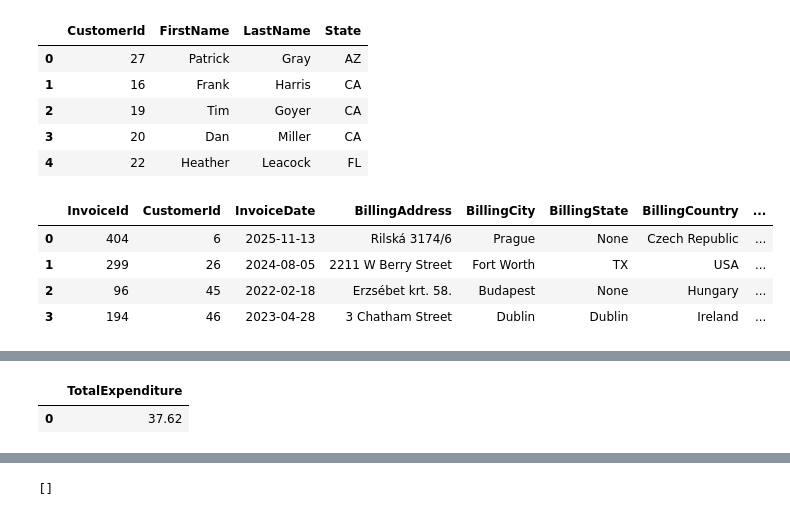
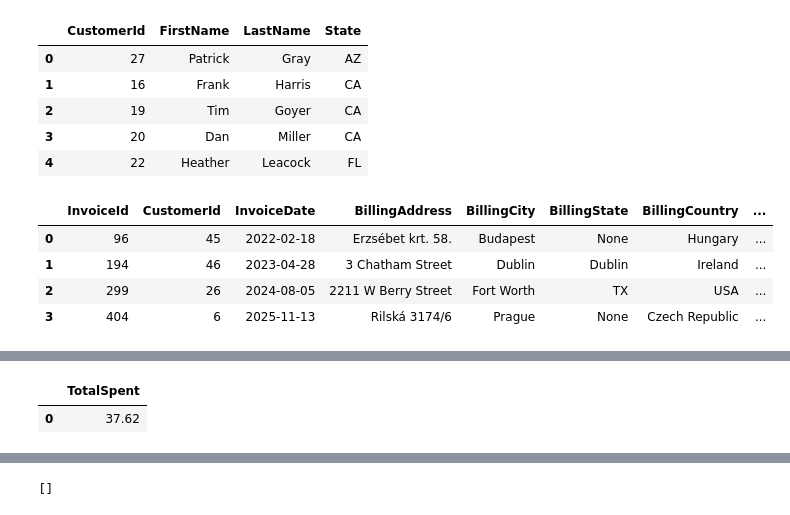
Before and after one commit to fairozkhan10/CS-639-Data_mgmt_practice-, a Jupyter notebook: p1/p1.ipynb, the cells around one changed output, grey strips where cells are left out. Drawn from its saved outputs; the diff is of its cells as text; code cells hidden in the pictures.

```diff
--- a/p1/p1.ipynb
+++ b/p1/p1.ipynb
@@ -295,22 +280,23 @@ q9_df.head()
 | 3 | 20 | Dan | Miller | CA |
 | 4 | 22 | Heather | Leacock | FL |
 # %%
-#q10
+# q10
 sql = """
-SELECT *
-FROM Invoice
-WHERE Total > 20
-ORDER BY Total DESC, InvoiceId ASC;
+SELECT i.*, c.FirstName, c.LastName, c.Country AS CustomerCountry
+FROM Invoice i
+JOIN Customer c ON i.CustomerId = c.CustomerId
+WHERE i.Total > 20
+ORDER BY i.InvoiceId ASC;
 """
 q10_df = pd.read_sql(sql, conn)
 q10_df.to_pickle("q10.pkl")
 q10_df.head()
 # %% [output]
 |  | InvoiceId | CustomerId | InvoiceDate | BillingAddress | BillingCity | BillingState | BillingCountry | ... |
-| 0 | 404 | 6 | 2025-11-13 | Rilská 3174/6 | Prague | None | Czech Republic | ... |
-| 1 | 299 | 26 | 2024-08-05 | 2211 W Berry Street | Fort Worth | TX | USA | ... |
-| 2 | 96 | 45 | 2022-02-18 | Erzsébet krt. 58. | Budapest | None | Hungary | ... |
-| 3 | 194 | 46 | 2023-04-28 | 3 Chatham Street | Dublin | Dublin | Ireland | ... |
+| 0 | 96 | 45 | 2022-02-18 | Erzsébet krt. 58. | Budapest | None | Hungary | ... |
+| 1 | 194 | 46 | 2023-04-28 | 3 Chatham Street | Dublin | Dublin | Ireland | ... |
+| 2 | 299 | 26 | 2024-08-05 | 2211 W Berry Street | Fort Worth | TX | USA | ... |
+| 3 | 404 | 6 | 2025-11-13 | Rilská 3174/6 | Prague | None | Czech Republic | ... |
 # %%
 #q11
 sql = """
@@ -332,7 +318,7 @@ q11_df.head()
 # %%
 #q12
 sql = """
-SELECT SUM(Total) AS TotalExpenditure
+SELECT SUM(Total) AS TotalSpent
 FROM Invoice
 WHERE CustomerId = (
     SELECT CustomerId
@@ -344,7 +330,7 @@ q12_df = pd.read_sql(sql, conn)
 q12_df.to_pickle("q12.pkl")
 q12_df
 # %% [output]
-|  | TotalExpenditure |
+|  | TotalSpent |
 | 0 | 37.62 |
 # %%
 #q13
```
Also changed, not shown: parts of 11 cells of this notebook, 10 other files.
